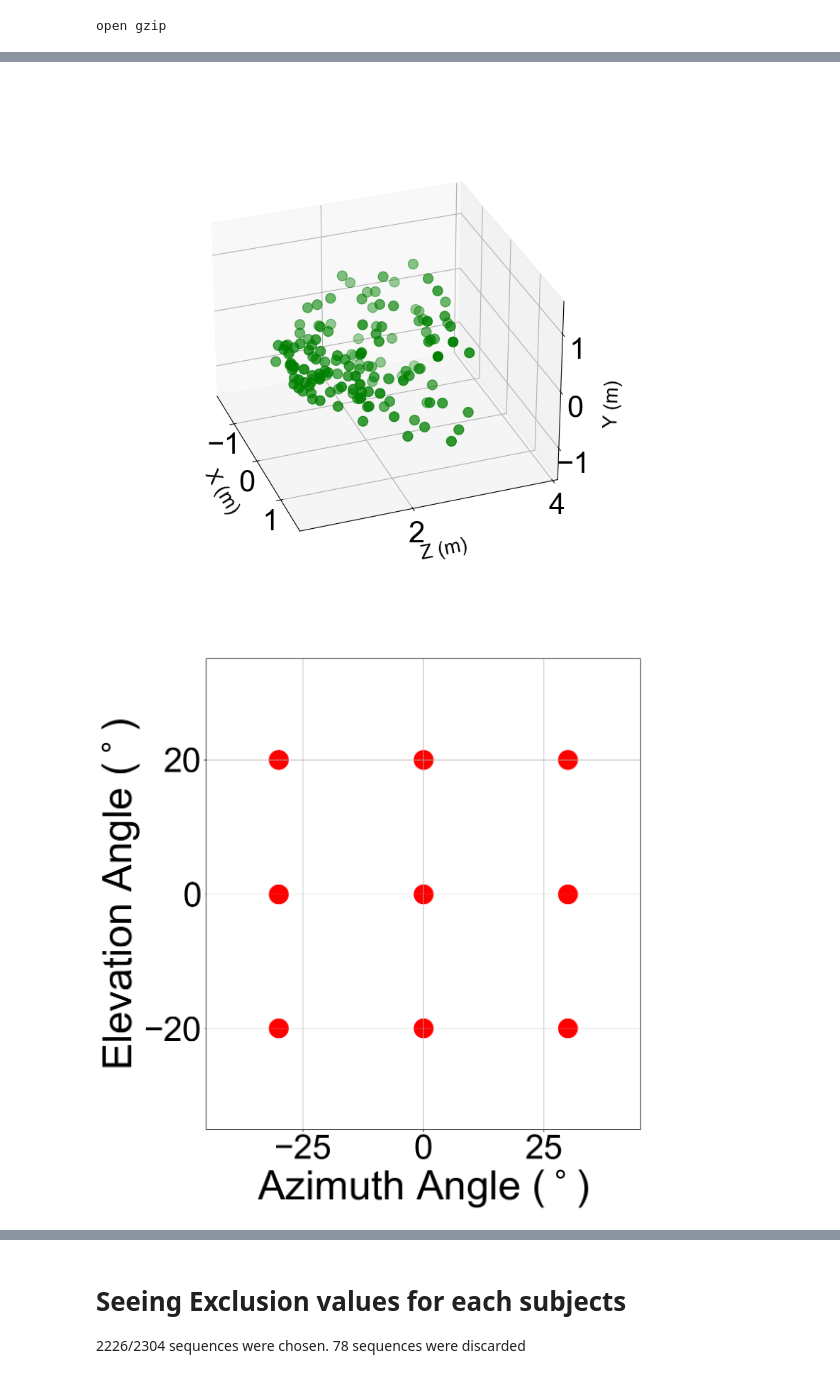
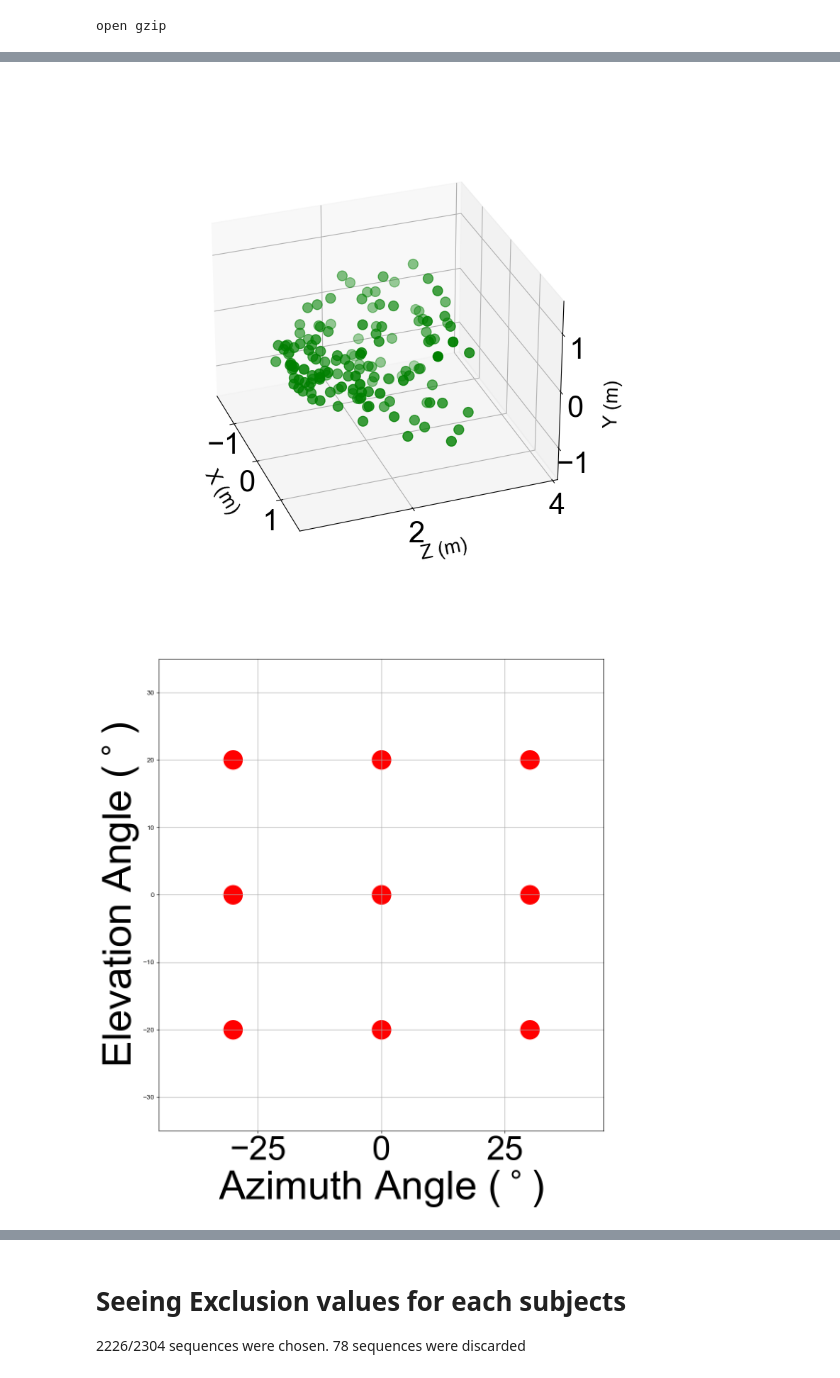
Before and after one commit to gitscade/stats, a Jupyter notebook: 03_projraw.ipynb, the cells around one changed output, grey strips where cells are left out. Saved outputs shown, nothing was run; the diff lists cells and outputs as text; code cells hidden in the pictures.

```diff
--- a/03_projraw.ipynb
+++ b/03_projraw.ipynb
@@ -167,8 +167,8 @@ def plot_uniform_targets(dffile, sub_idx):
 def plot_gt_angles(dffile, color):
 
     #===FONTSIZE====
-    fontsize = 60
-    ticksize = 50
+    # fontsize = 60
+    # ticksize = 50
 
     #=================SET PLOT================================
     fig, axes = plt.subplots(nrows=1, ncols=1, figsize=(12, 12))
@@ -189,34 +189,34 @@ def plot_gt_angles(dffile, color):
     axes.set_ylim(-35,35)
     axes.set_xlabel('Azimuth Angle ($^\circ$)', fontsize=fontsize)
     axes.set_ylabel('Elevation Angle ($^\circ$)', fontsize=fontsize)
     axes.scatter(x,y, s=800, c=color, label='ground truth')
 
     texts = ['-30$^\circ$,-20$^\circ$', '-30$^\circ$,0$^\circ$',  '-30$^\circ$,20$^\circ$',
              '0$^\circ$,-20$^\circ$', '0$^\circ$,0$^\circ$', '0$^\circ$,20$^\circ$',
              '30$^\circ$,-20$^\circ$', '30$^\circ$,0$^\circ$', '30$^\circ$,20$^\circ$']
 
     print(len(x), len(y), len(texts))
 
     # for i in range(len(x)):
         # text = axes.text( x[i]+2, y[i]-7, texts[i], ha="center", va="center", color="b", fontsize=45)
     plt.grid()
 
 plot_uniform_targets(dffile, 0)
 plot_targets(dffile, 23, 'g')
 
 matplotlib.rc('xtick', labelsize=50)
 plot_gt_angles(dffile, 'r')
 plot_gt_angles(dffile, 'g')
 plot_gt_angles(dffile, 'b')
 plot_gt_angles(dffile, 'black')
 # %% [output]
 9 9 9
 9 9 9
 9 9 9
 9 9 9
 [figure]
 [figure]
-[figure, old version]
+[figure, new version]
 [figure]
 [figure]
 [figure]
```
Also changed, not shown: parts of 4 cells of this notebook, 16 other files.
